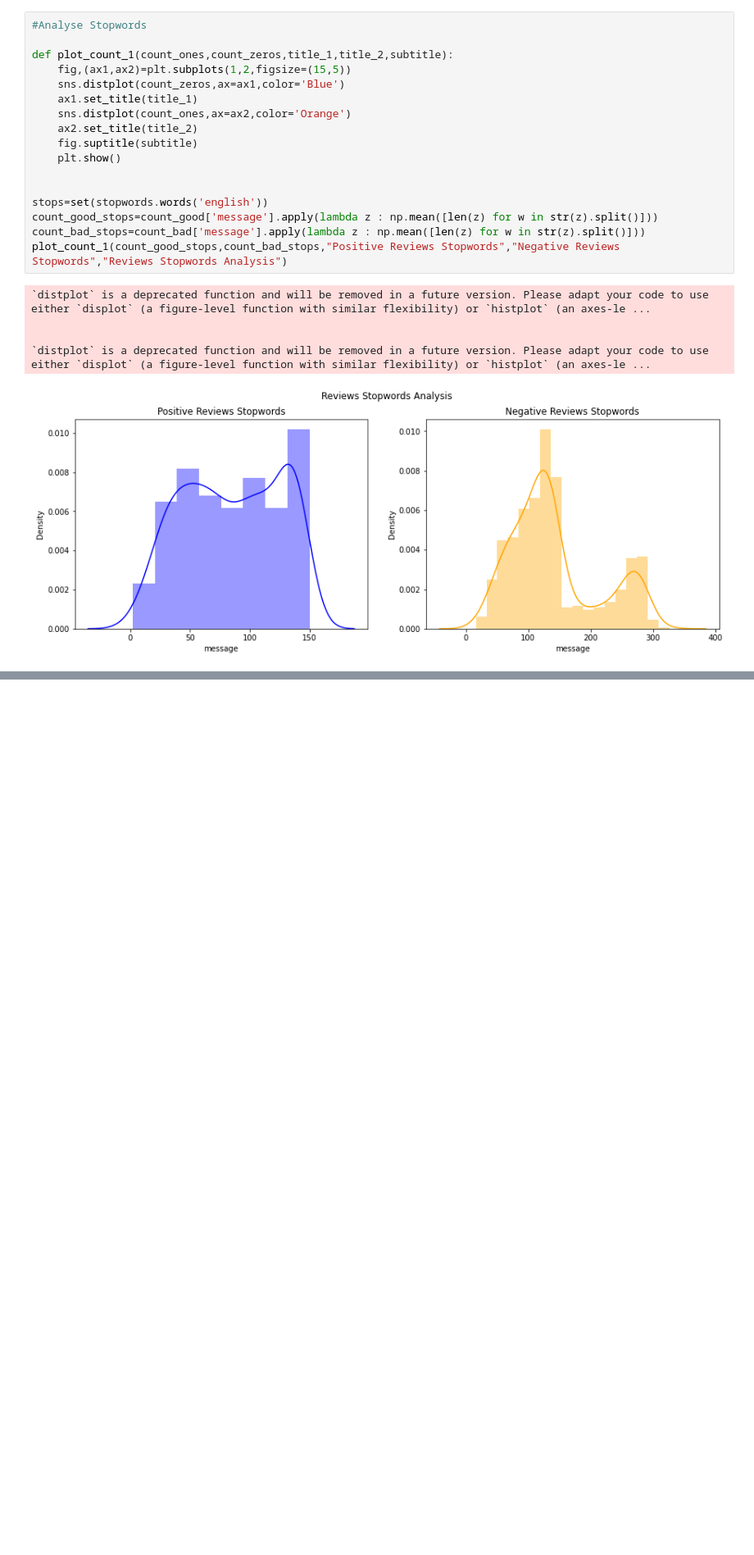
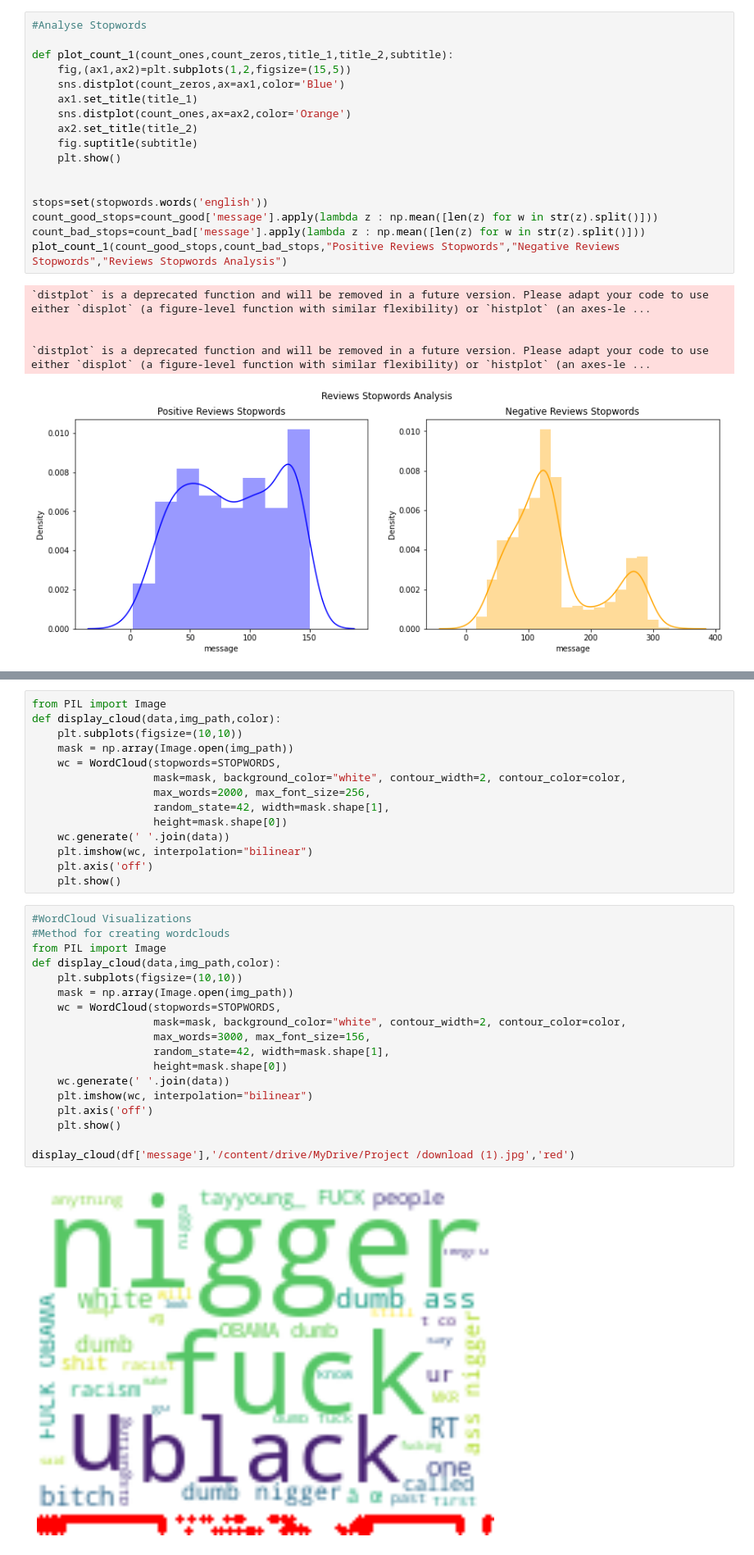
Before and after one commit to aravindkarthikeya/Final-Year-Project, a Jupyter notebook: Untitled26.ipynb, the cells around one changed output, grey strips where cells are left out. Shown at 82% size. Drawn from its saved outputs; the diff is of its cells as text; blank space fills up the shorter version.

```diff
--- a/Untitled26.ipynb
+++ b/Untitled26.ipynb
@@ -278,0 +291,34 @@ plot_count_1(count_good_stops,count_bad_stops,"Positive Reviews Stopwords","Nega
+# %%
+from PIL import Image
+def display_cloud(data,img_path,color):
+    plt.subplots(figsize=(10,10))
+    mask = np.array(Image.open(img_path))
+    wc = WordCloud(stopwords=STOPWORDS,
+                   mask=mask, background_color="white", contour_width=2, contour_color=color,
+                   max_words=2000, max_font_size=256,
+                   random_state=42, width=mask.shape[1],
+                   height=mask.shape[0])
+    wc.generate(' '.join(data))
+    plt.imshow(wc, interpolation="bilinear")
+    plt.axis('off')
+    plt.show()
+# %%
+#WordCloud Visualizations
+#Method for creating wordclouds
+from PIL import Image
+def display_cloud(data,img_path,color):
+    plt.subplots(figsize=(10,10))
+    mask = np.array(Image.open(img_path))
+    wc = WordCloud(stopwords=STOPWORDS,
+                   mask=mask, background_color="white", contour_width=2, contour_color=color,
+                   max_words=3000, max_font_size=156,
+                   random_state=42, width=mask.shape[1],
+                   height=mask.shape[0])
+    wc.generate(' '.join(data))
+    plt.imshow(wc, interpolation="bilinear")
+    plt.axis('off')
+    plt.show()
+
+display_cloud(df['message'],'/content/drive/MyDrive/Project /download (1).jpg','red')
+# %% [output]
+[figure, added]
```
Also changed, not shown: parts of 16 cells of this notebook.
